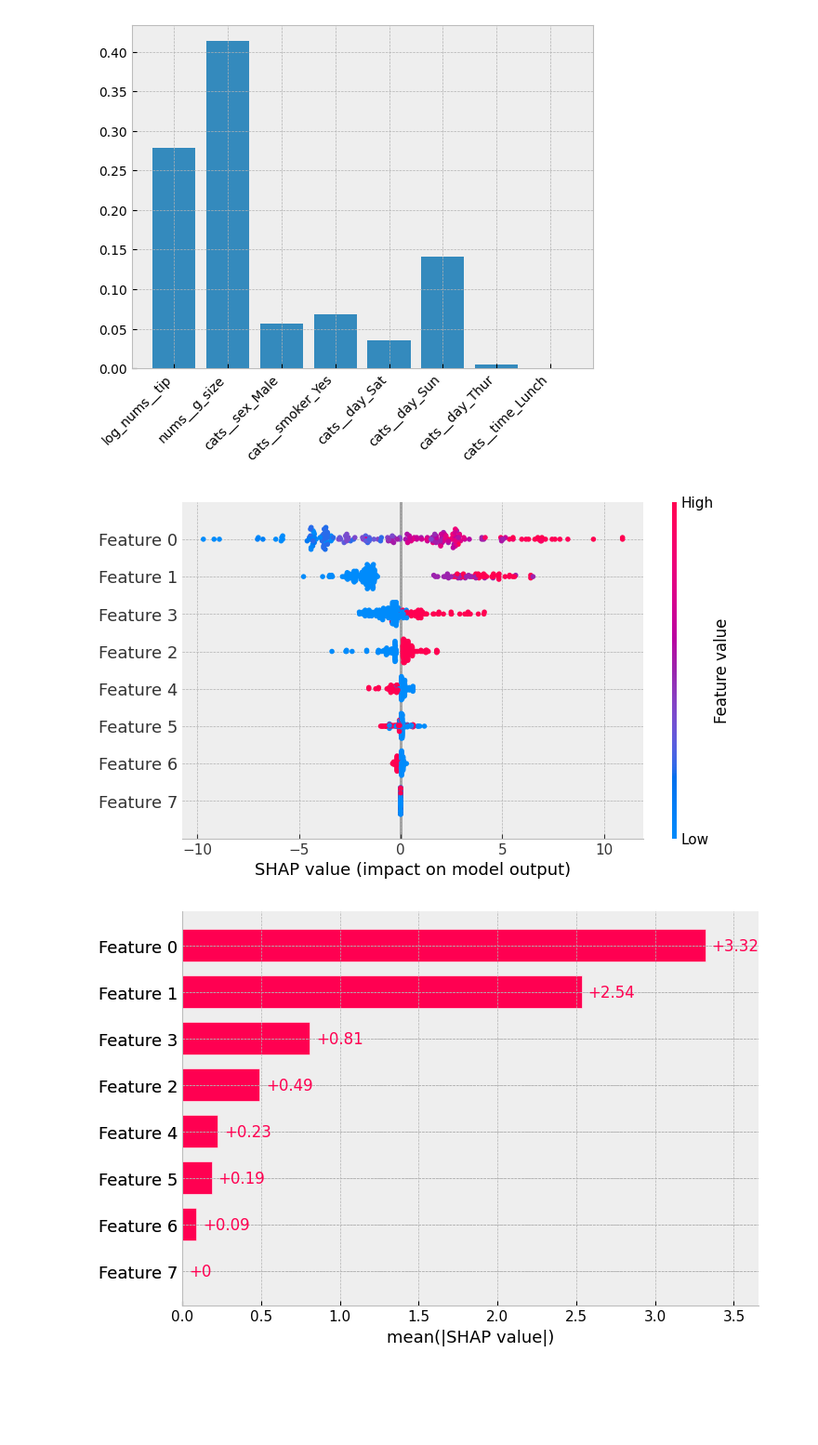
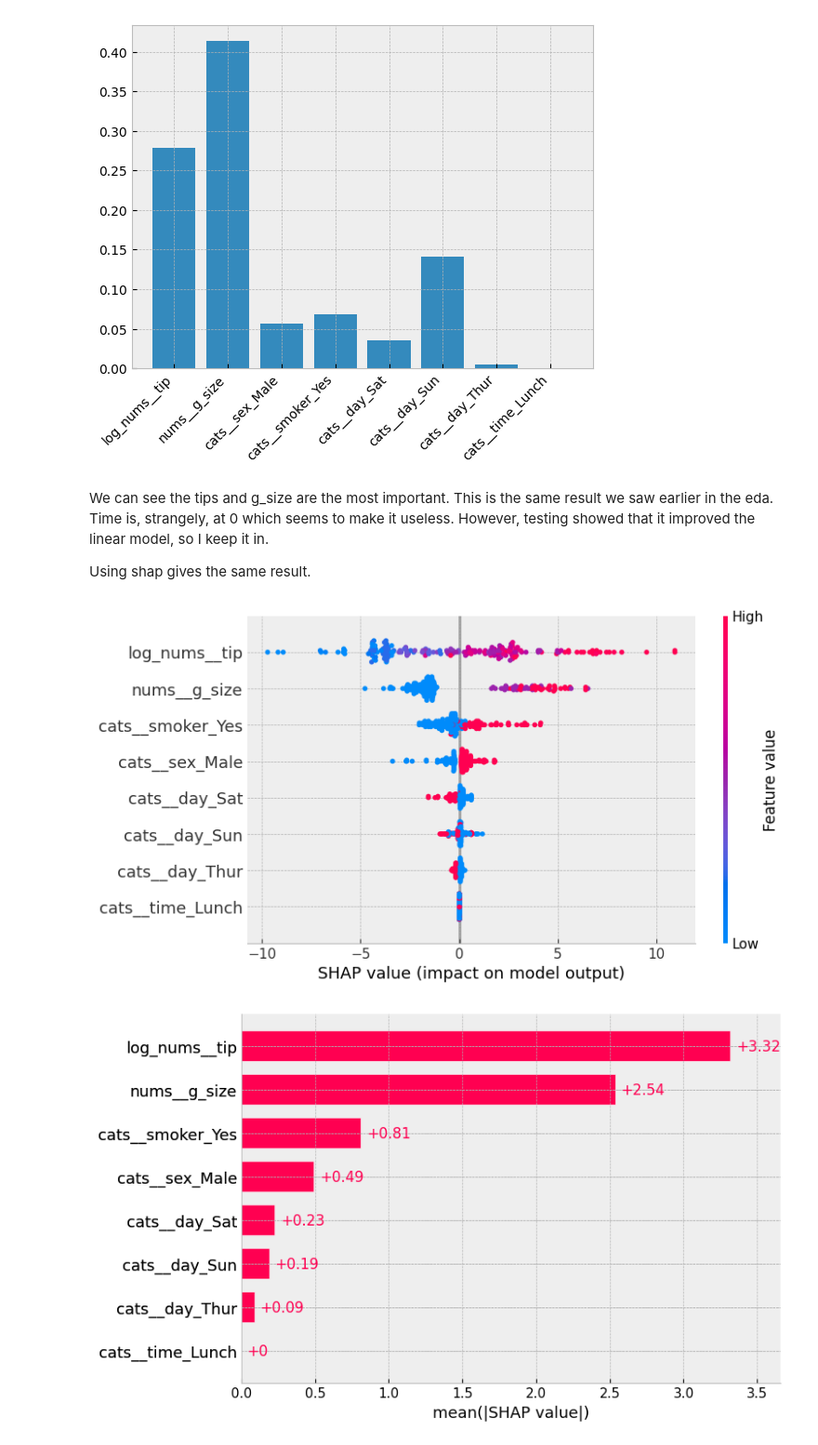
Before and after one commit to CJRockball/pred_service, a Jupyter notebook: notebooks/eda_model.ipynb, the cells around one changed output. Shown: that part at 93% size. Saved outputs shown, nothing was run; the diff lists cells and outputs as text; code cells hidden in the pictures; blank space fills up the shorter version.

```diff
--- a/notebooks/eda_model.ipynb
+++ b/notebooks/eda_model.ipynb
@@ -336,7 +390,7 @@ plt.show()
 # %%
-#Fit the pipe for data transformation
 xgb_pipe = TipsPipe()
 xgb_pipe.make_preprocessor(cat_list=['sex','smoker','day','time'], num_list=['tip'], count_list=['g_size'], pass_list=[])
+
 x,y = dataset.get_train_data()
 xval, yval = dataset.get_val_data()
 xgb_pipe.train_pipe()
@@ -344,5 +398,6 @@ xtrain_pipe = xgb_pipe.transform_data(x)
 xval_pipe = xgb_pipe.transform_data(xval)
 
 features = xgb_pipe.get_pipe()['preprocessor'].get_feature_names_out()
-print(features)
+feature_names = [names for names in features]
+print(feature_names)
 # %% [output]
@@ -379,12 +444,16 @@ plt.show()
 [0.27880418 0.41353115 0.05695689 0.06842218 0.03553468 0.14154032
  0.00521053 0.        ]
 [figure]
+# %% [markdown]
+We can see the tips and g_size are the most important. This is the same result we saw earlier in the eda. Time is, strangely, at 0 which seems to make it useless. However, testing showed that it improved the linear model, so I keep it in.
+
+Using shap gives the same result.
 # %%
 import shap
-explainer = shap.Explainer(xgb_trained)
+explainer = shap.Explainer(xgb_trained, feature_names=feature_names)
 shap_values = explainer(xtrain_pipe)
 shap.plots.beeswarm(shap_values)
 shap.plots.bar(shap_values)
 # %% [output]
-[figure, old version]
+[figure, new version]
-[figure, old version]
+[figure, new version]
```
Also changed, not shown: parts of 38 cells of this notebook, 12 other files.
